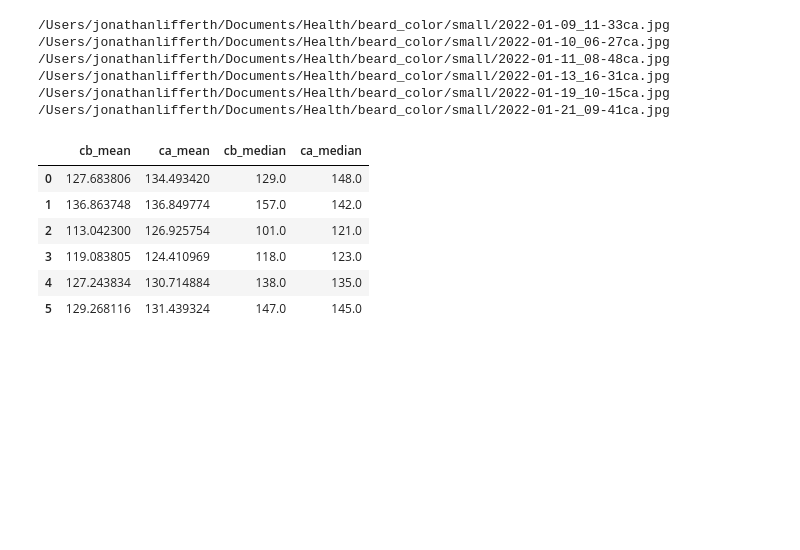
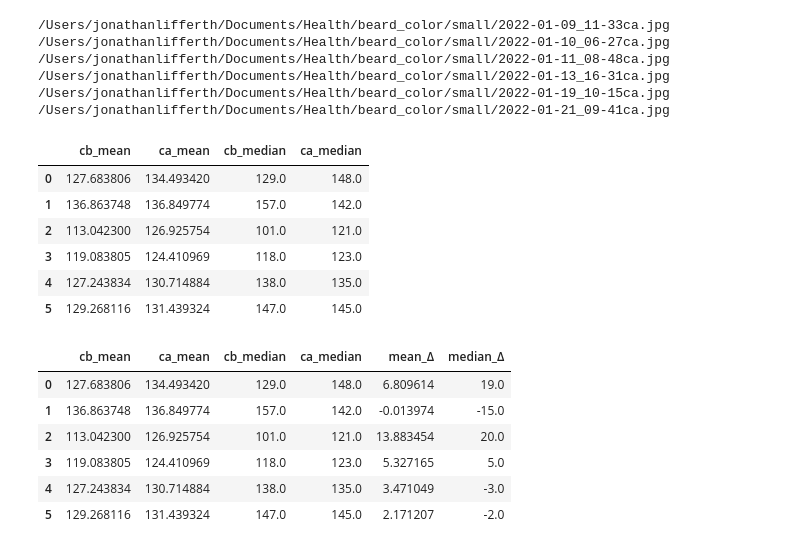
Before and after one commit to jlifferth/beard_color, a Jupyter notebook: uncropped/cold_comparison.ipynb, the cells around one changed output. Saved outputs shown, nothing was run; the diff lists cells and outputs as text; code cells hidden in the pictures; blank space fills up the shorter version.

```diff
--- a/uncropped/cold_comparison.ipynb
+++ b/uncropped/cold_comparison.ipynb
@@ -197,0 +196,13 @@ cold_df
+# %%
+cold_df['mean_Δ'] = cold_df['ca_mean'] - cold_df['cb_mean']
+cold_df['median_Δ'] = cold_df['ca_median'] - cold_df['cb_median']
+# %%
+cold_df
+# %% [output]
+|  | cb_mean | ca_mean | cb_median | ca_median | mean_Δ | median_Δ |
+| 0 | 127.683806 | 134.493420 | 129.0 | 148.0 | 6.809614 | 19.0 |
+| 1 | 136.863748 | 136.849774 | 157.0 | 142.0 | -0.013974 | -15.0 |
+| 2 | 113.042300 | 126.925754 | 101.0 | 121.0 | 13.883454 | 20.0 |
+| 3 | 119.083805 | 124.410969 | 118.0 | 123.0 | 5.327165 | 5.0 |
+| 4 | 127.243834 | 130.714884 | 138.0 | 135.0 | 3.471049 | -3.0 |
+| 5 | 129.268116 | 131.439324 | 147.0 | 145.0 | 2.171207 | -2.0 |
```
Also changed, not shown: parts of 2 cells of this notebook, 2 other files.
